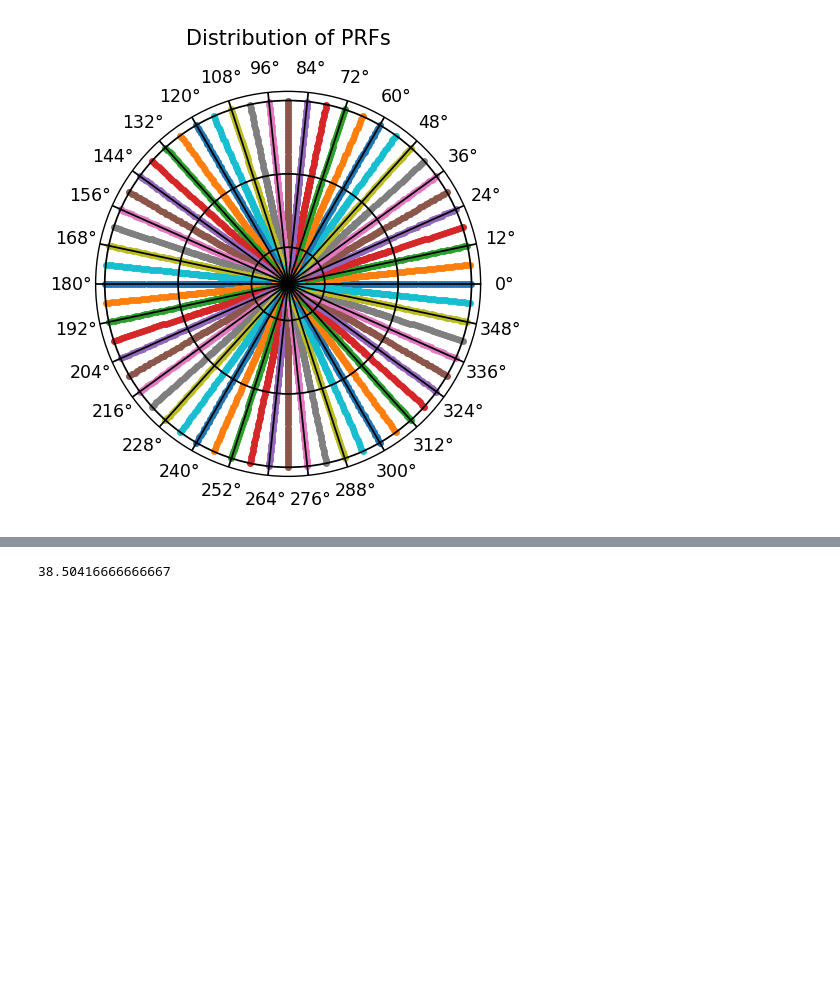
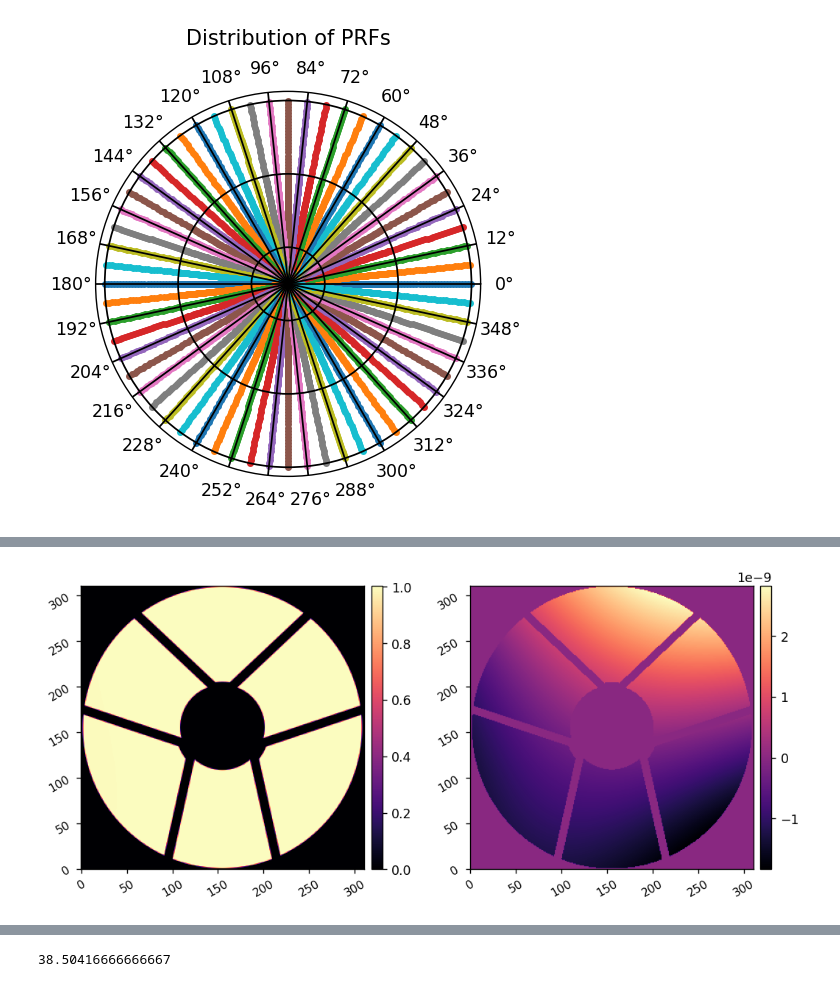
Before and after one commit to kian1377/disk-processing, a Jupyter notebook: hlc_band1_polarized_psfs.ipynb, the cells around one changed output, grey strips where cells are left out. Cells and saved outputs as stored; diff of their text form; code cells hidden in the pictures; blank space fills up the shorter version.

```diff
--- a/hlc_band1_polarized_psfs.ipynb
+++ b/hlc_band1_polarized_psfs.ipynb
@@ -140,2 +175,19 @@ imshow2(polmap_0_amp, polmap_0_opd)
+# %%
+reload(cgi.parallelized_cgi)
+mode_params.update({'polaxis':2})
+actors = []
+for j in range(nlam):
+    actors.append(rayCGI.options(num_cpus=3).remote(wavelength=wavelengths[j], **mode_params))
+hlc_n45 = cgi.parallelized_cgi.ParallelizedCGI(actors)
+
+hlc_n45.set_dm1(dm1_best)
+hlc_n45.set_dm2(dm2_best)
+
+polmap_n45 = utils.pad_or_crop(ray.get(hlc_n45.actors[2].getattr.remote('POLMAP')), npup) * pupil
+polmap_n45_amp = np.abs(polmap_n45)
+polmap_n45_opd = np.angle(polmap_n45) * wavelengths[2].to_value(u.m)/(2*np.pi)
+imshow2(polmap_n45_amp, polmap_n45_opd)
+# %% [output]
+[figure, added]
 # %%
 im_0 = hlc_0.snap()
```
Also changed, not shown: parts of 13 cells of this notebook.
